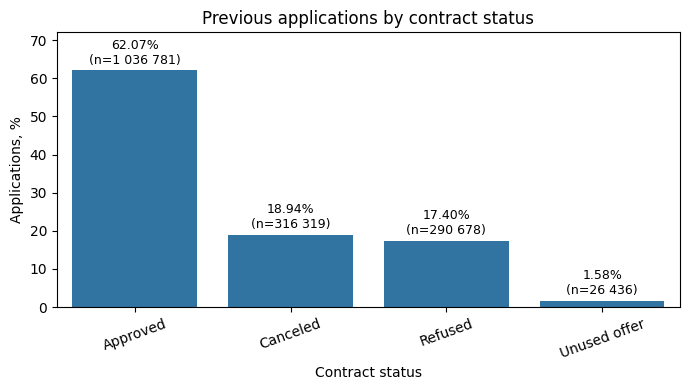
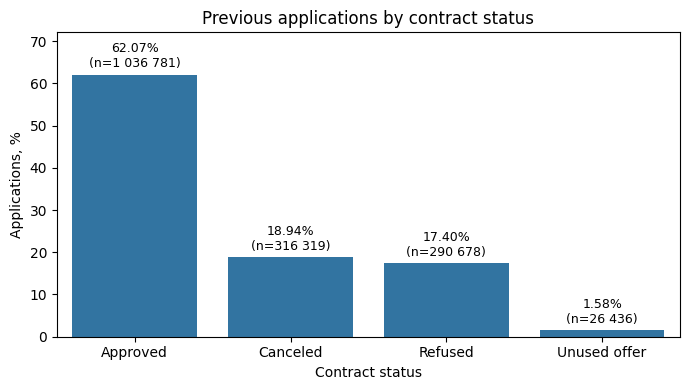
Unified diff of the notebook cell whose output changed from the first chart to the second:
--- before
+++ after
@@ -14,5 +14,4 @@
 add_bar_labels(ax, prev_status_summary, "applications_percent", "applications_count", offset=1)
 
-plt.xticks(rotation=20)
 plt.tight_layout()
 plt.show()

Commit: Add SQL analysis and update feature preparation